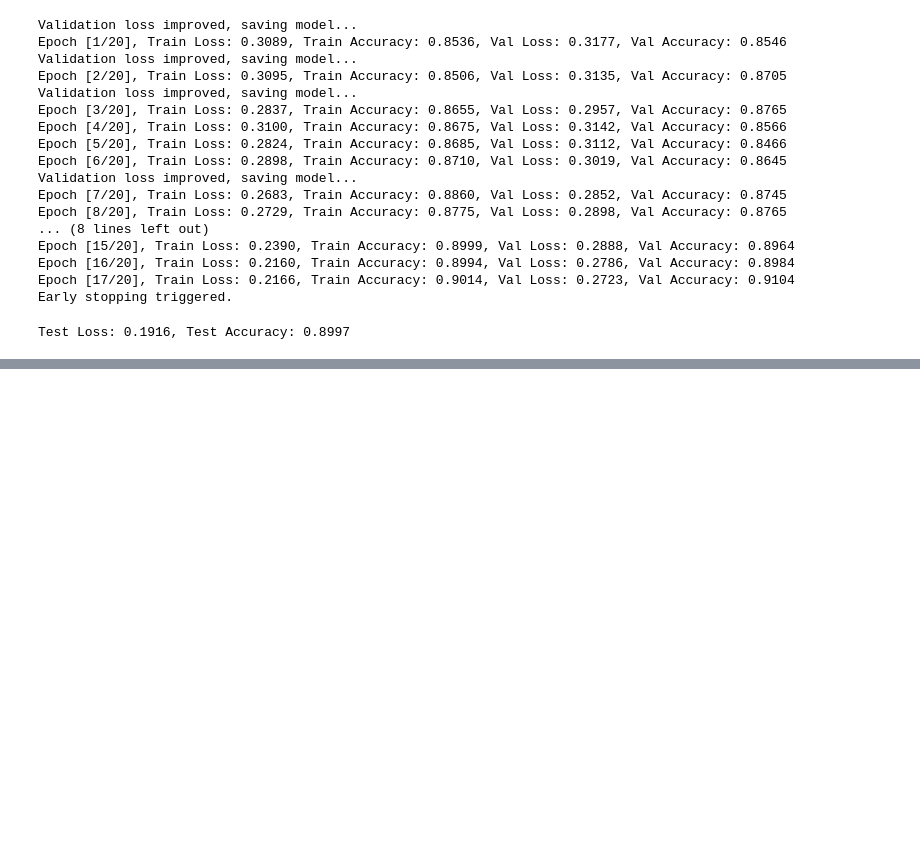
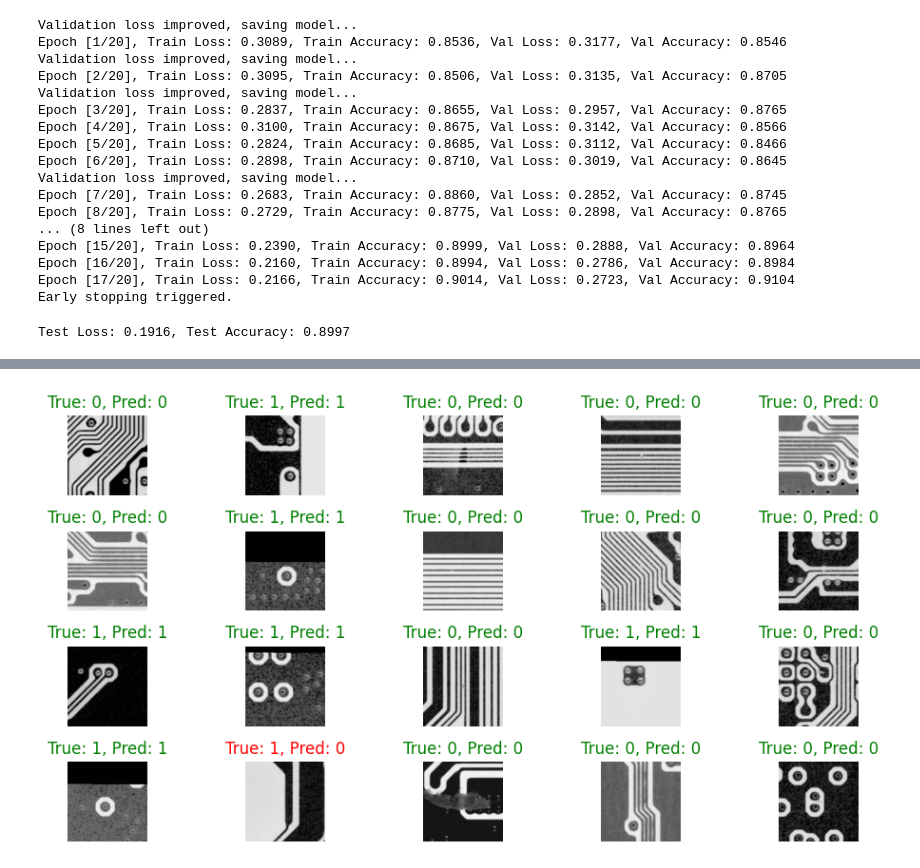
Before and after one commit to SOYOUNGdev/PCB_classification, a Jupyter notebook: code/test3.ipynb, the cells around one changed output, grey strips where cells are left out. Cells and saved outputs as stored; diff of their text form; code cells hidden in the pictures; blank space fills up the shorter version.

```diff
--- a/code/test3.ipynb
+++ b/code/test3.ipynb
@@ -2561,0 +3027,56 @@ resnet18 시도.
+# %%
+import matplotlib.pyplot as plt
+import numpy as np
+import random
+import torch
+
+# 테스트 데이터셋에서 무작위로 10개의 샘플을 선택하는 함수
+def get_random_samples(dataset, num_samples=20):
+    indices = random.sample(range(len(dataset)), num_samples)
+    samples = [dataset[i] for i in indices]
+    return samples, indices
+
+# 이미지 시각화 및 예측 결과 표시
+def visualize_predictions(model, dataset, num_samples=20):
+    # 모델을 평가 모드로 전환
+    model.eval()
+
+    # 무작위로 10개의 샘플 가져오기
+    samples, indices = get_random_samples(dataset, num_samples=num_samples)
+
+    fig, axs = plt.subplots(4, 5, figsize=(10, 5))
+    axs = axs.ravel()
+
+    with torch.no_grad():
+        for i, (image, label) in enumerate(samples):
+            # 이미지와 레이블 준비
+            image_input = image.unsqueeze(0).to(DEVICE)  # 배치 차원 추가 및 장치로 이동
+            label = label.item()
+
+            # 예측 수행
+            output = model(image_input)
+            pred = torch.sigmoid(output).item()
+            pred_label = 1 if pred > 0.5 else 0
+
+            # 이미지를 numpy로 변환하여 시각화
+            image_np = image.cpu().numpy().transpose(1, 2, 0)  # (C, H, W) -> (H, W, C)
+            image_np = (image_np * 255).astype(np.uint8)  # [0, 1] 범위에서 [0, 255] 범위로 변환
+
+            # 정답/오답에 따른 레이블 색상 결정
+            if pred_label == label:
+                color = 'green'  # 정답일 때 녹색
+            else:
+                color = 'red'  # 오답일 때 빨간색
+
+            # 이미지 및 레이블 출력
+            axs[i].imshow(image_np)
+            axs[i].set_title(f"True: {label}, Pred: {pred_label}", color=color)
+            axs[i].axis('off')  # 축 제거
+
+    plt.tight_layout()
+    plt.show()
+
+# 모델을 사용하여 테스트 데이터에서 무작위 10개 샘플 예측 및 시각화
+visualize_predictions(model, test_dataset)
+# %% [output]
+[figure, added]
```
Also changed, not shown: parts of 45 cells of this notebook, 1 other file.
